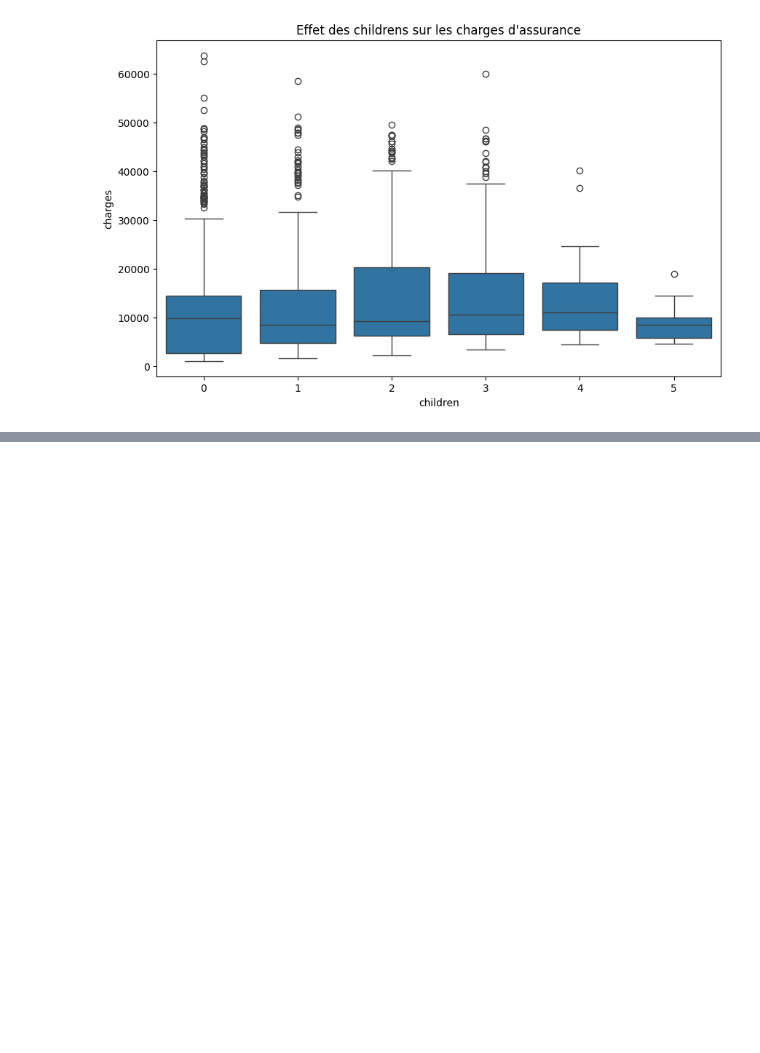
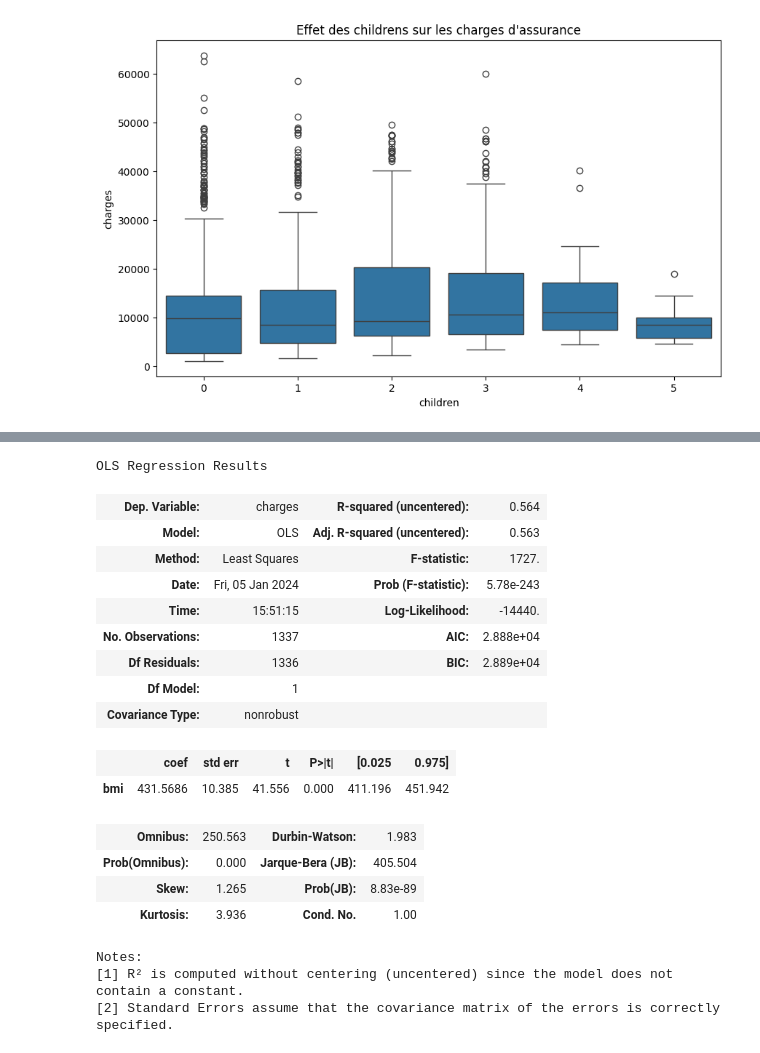
Before and after one commit to AntoineMLD/AssurePeopleUsa, a Jupyter notebook: nettoyage.ipynb, the cells around one changed output, grey strips where cells are left out. Cells and saved outputs as stored; diff of their text form; code cells hidden in the pictures; blank space fills up the shorter version.

```diff
--- a/nettoyage.ipynb
+++ b/nettoyage.ipynb
@@ -188,0 +235,30 @@ Text(0.5, 1.0, "Effet des childrens sur les charges d'assurance")
+# %%
+import statsmodels.api as sm
+# Ajustement du modèle de régression linéaire
+model = sm.OLS(data['charges'], data['bmi'])
+results = model.fit()
+
+# Affichage des résultats
+results.summary()
+
+#56 % , F de 1727 c'est pas mal, GG félicitations !
+# %% [output]
+OLS Regression Results
+| Dep. Variable: | charges | R-squared (uncentered): | 0.564 |
+| Model: | OLS | Adj. R-squared (uncentered): | 0.563 |
+| Method: | Least Squares | F-statistic: | 1727. |
+| Date: | Fri, 05 Jan 2024 | Prob (F-statistic): | 5.78e-243 |
+| Time: | 15:51:15 | Log-Likelihood: | -14440. |
+| No. Observations: | 1337 | AIC: | 2.888e+04 |
+| Df Residuals: | 1336 | BIC: | 2.889e+04 |
+| Df Model: | 1 |  |  |
+| Covariance Type: | nonrobust |  |  |
+|  | coef | std err | t | P>|t| | [0.025 | 0.975] |
+| bmi | 431.5686 | 10.385 | 41.556 | 0.000 | 411.196 | 451.942 |
+| Omnibus: | 250.563 | Durbin-Watson: | 1.983 |
+| Prob(Omnibus): | 0.000 | Jarque-Bera (JB): | 405.504 |
+| Skew: | 1.265 | Prob(JB): | 8.83e-89 |
+| Kurtosis: | 3.936 | Cond. No. | 1.00 |
+Notes:
+[1] R² is computed without centering (uncentered) since the model does not contain a constant.
+[2] Standard Errors assume that the covariance matrix of the errors is correctly specified.
```
Also changed, not shown: parts of 5 cells of this notebook.
